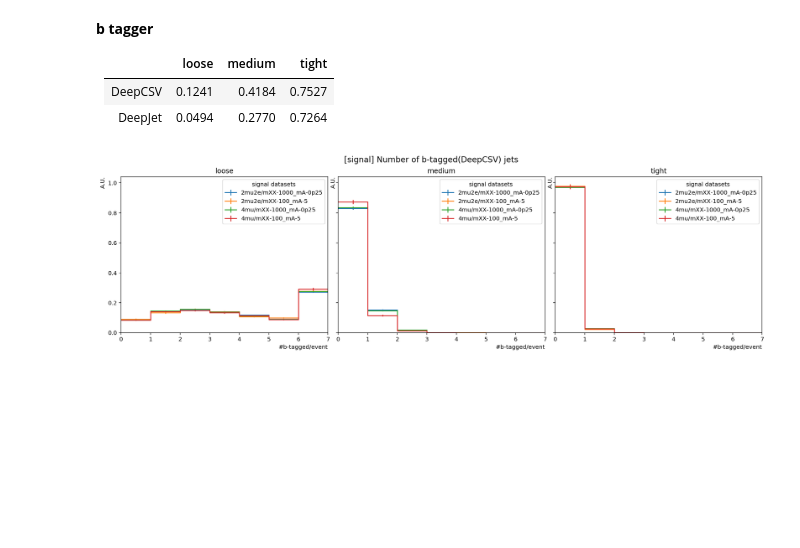
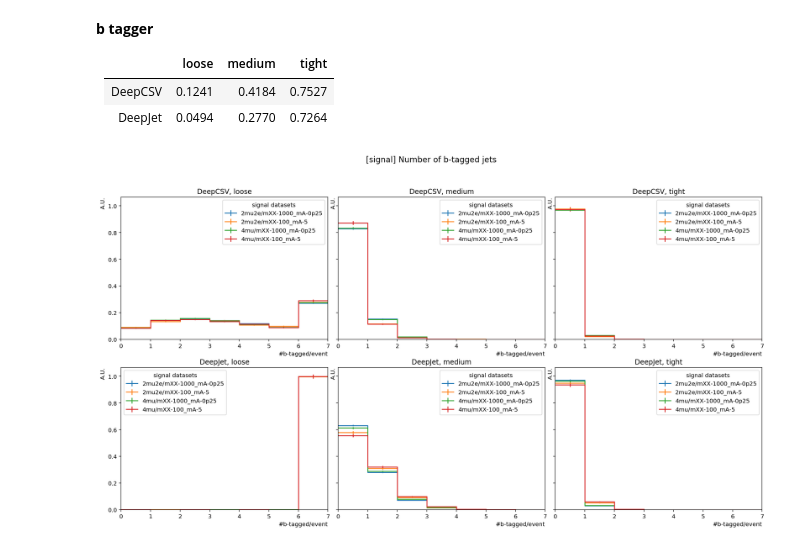
Before and after one commit to pietro14/FireHydrant, a Jupyter notebook: Notebooks/MC/Signal/bvetoesfraction.ipynb, the cells around one changed output. Cells and saved outputs as stored; diff of their text form; code cells hidden in the pictures; blank space fills up the shorter version.

Commit message:
add DeepJet result for signal

```diff
--- a/Notebooks/MC/Signal/bvetoesfraction.ipynb
+++ b/Notebooks/MC/Signal/bvetoesfraction.ipynb
@@ -39,10 +39,11 @@ class LeptonJetsProcessor(processor.ProcessorABC):
     def __init__(self):
         dataset_axis = hist.Cat('dataset', 'signal datasets')
         quality_axis = hist.Cat('wp', 'working points')
+        tagger_axis = hist.Cat('tagger', 'tagger name')
         multiplicity_axis = hist.Bin('multi', '#b-tagged/event', 6, 0, 6)
 
         self._accumulator = processor.dict_accumulator({
-            'multi': hist.Hist('A.U.', dataset_axis, quality_axis, multiplicity_axis),
+            'multi': hist.Hist('A.U.', dataset_axis, quality_axis, tagger_axis, multiplicity_axis),
         })
 
     @property
@@ -53,12 +54,18 @@ class LeptonJetsProcessor(processor.ProcessorABC):
         output = self.accumulator.identity()
         dataset = df['dataset']
         deepcsv_b = df['hftagscore_DeepCSV_b']
+        deepjet_b = df['hftagscore_DeepFlavour_b']
         metfiltermask = np.logical_or.reduce([df[mf] for mf in MetFilters])
         deepcsv_b = deepcsv_b[metfiltermask]
+        deepjet_b = deepjet_b[metfiltermask]
 
-        output['multi'].fill(dataset=dataset, wp='loose', multi=deepcsv_b[deepcsv_b>0.1241].counts)
-        output['multi'].fill(dataset=dataset, wp='medium', multi=deepcsv_b[deepcsv_b>0.4184].counts)
-        output['multi'].fill(dataset=dataset, wp='tight', multi=deepcsv_b[deepcsv_b>0.7527].counts)
+        output['multi'].fill(dataset=dataset, tagger='DeepCSV', wp='loose', multi=deepcsv_b[deepcsv_b>0.1241].counts)
+        output['multi'].fill(dataset=dataset, tagger='DeepCSV', wp='medium', multi=deepcsv_b[deepcsv_b>0.4184].counts)
+        output['multi'].fill(dataset=dataset, tagger='DeepCSV', wp='tight', multi=deepcsv_b[deepcsv_b>0.7527].counts)
+
+        output['multi'].fill(dataset=dataset, tagger='DeepJet', wp='loose', multi=deepjet_b[deepjet_b>0.0494].counts)
+        output['multi'].fill(dataset=dataset, tagger='DeepJet', wp='medium', multi=deepjet_b[deepjet_b>0.2770].counts)
+        output['multi'].fill(dataset=dataset, tagger='DeepJet', wp='tight', multi=deepjet_b[deepjet_b>0.7264].counts)
 
         return output
 
@@ -73,11 +80,11 @@ output = processor.run_uproot_job(dataset,
                                   chunksize=500000,
                                  )
 # %%
-fig, _ = plt.subplots(1,3,figsize=(20,5), gridspec_kw={'wspace': 0.05}, sharey=True)
-fig, axes = hist.plotgrid(output['multi'], figure=fig, col='wp', overlay='dataset', overflow='over', density=True)
+fig, _ = plt.subplots(2,3,figsize=(20,10), gridspec_kw={'wspace': 0.05}, sharey=True)
+fig, axes = hist.plotgrid(output['multi'], figure=fig, col='wp', row='tagger', overlay='dataset', overflow='over', density=True)
 for ax in axes.flat:
     ax.set_xlabel(ax.get_xlabel(), x=1.0, ha="right")
     ax.set_ylabel(ax.get_ylabel(), y=1.0, ha="right")
-plt.suptitle('[signal] Number of b-tagged(DeepCSV) jets', fontsize=14);
+plt.suptitle('[signal] Number of b-tagged jets', fontsize=14);
 # %% [output]
-[figure, old version]
+[figure, new version]
```
